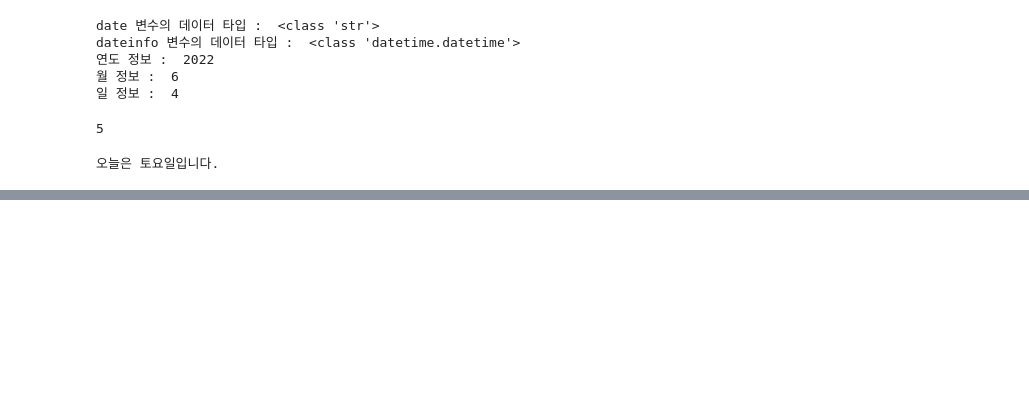
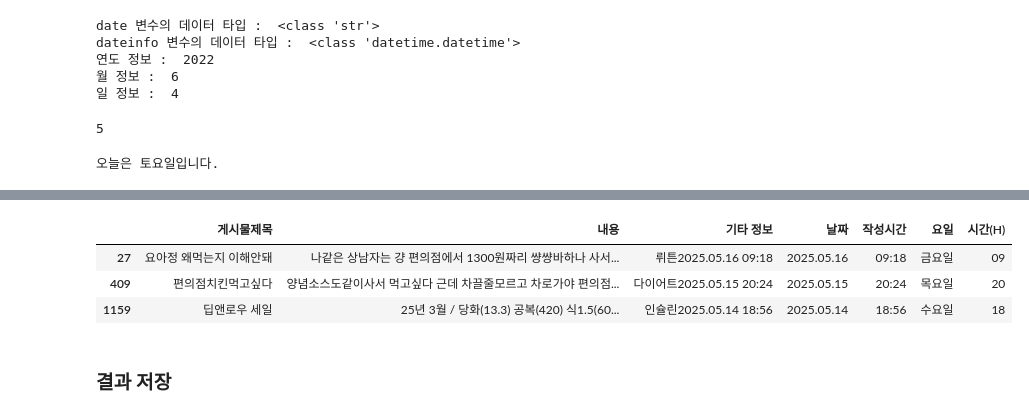
Before and after one commit to semin-pk/DataAnalysisPython, a Jupyter notebook: 2장/chapter02.ipynb, the cells around one changed output, grey strips where cells are left out. Drawn from its saved outputs; the diff is of its cells as text; code cells hidden in the pictures; blank space fills up the shorter version.

```diff
--- a/2장/chapter02.ipynb
+++ b/2장/chapter02.ipynb
@@ -403,3 +406,16 @@ df['날짜'].value_counts()
 82025.05.12         1
 22025.05.12         1
 Name: count, dtype: int64
+# %%
+df['요일'] = df['날짜'].apply(lambda x:find_day(x))
+
+df['시간(H)'] = df['작성시간'].apply(lambda x:x.split(":")[0])
+
+df.sample(3)
+# %% [output]
+|  | 게시물제목 | 내용 | 기타 정보 | 날짜 | 작성시간 | 요일 | 시간(H) |
+| 27 | 요아정 왜먹는지 이해안돼 | 나같은 상남자는 걍 편의점에서 1300원짜리 썅썅바하나 사서... | 뤼튼2025.05.16 09:18 | 2025.05.16 | 09:18 | 금요일 | 09 |
+| 409 | 편의점치킨먹고싶다 | 양념소스도같이사서 먹고싶다 근데 차끌줄모르고 차로가야 편의점... | 다이어트2025.05.15 20:24 | 2025.05.15 | 20:24 | 목요일 | 20 |
+| 1159 | 딥앤로우 세일 | 25년 3월 / 당화(13.3) 공복(420) 식1.5(60... | 인슐린2025.05.14 18:56 | 2025.05.14 | 18:56 | 수요일 | 18 |
+# %% [markdown]
+### 결과 저장
```
Also changed, not shown: parts of 40 cells of this notebook, 1 other file.
